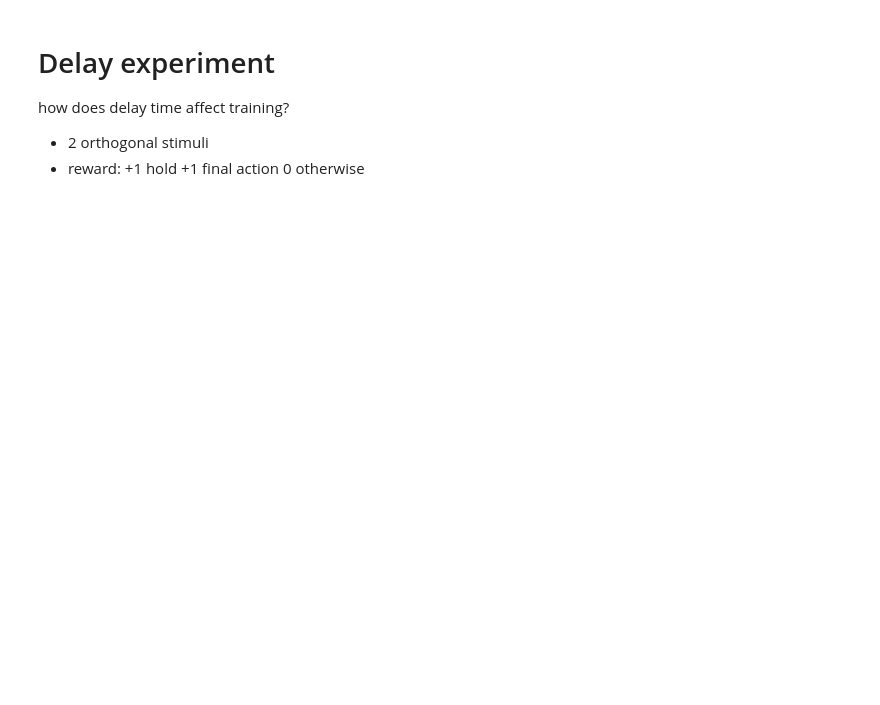
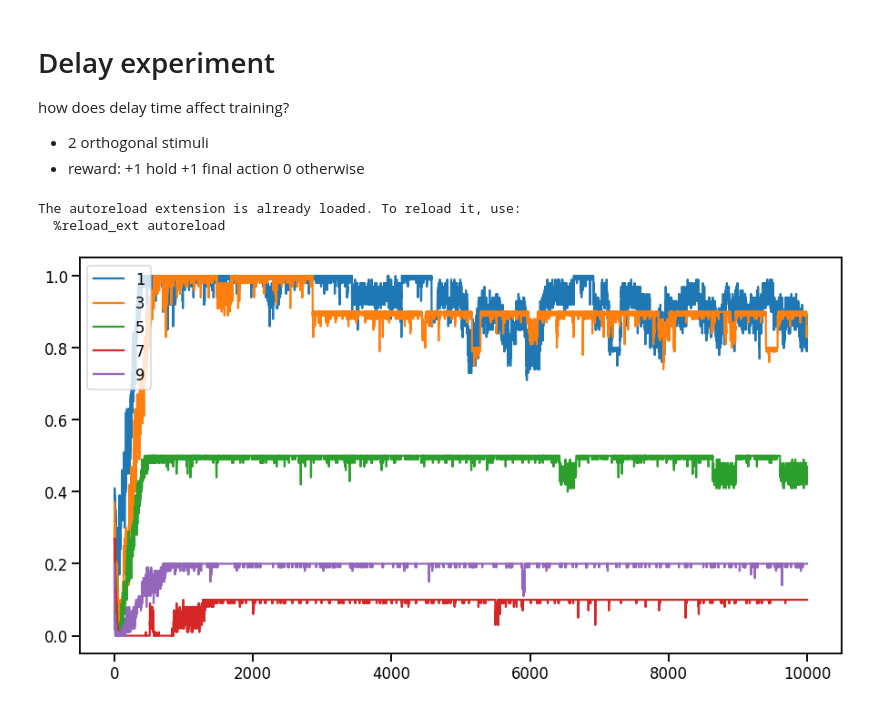
Before and after one commit to andrebeu/active-learning, a Jupyter notebook: pwm-toy0521/exp-delay.ipynb, the cells around one changed output. Drawn from its saved outputs; the diff is of its cells as text; code cells hidden in the pictures; blank space fills up the shorter version.

```diff
--- a/pwm-toy0521/exp-delay.ipynb
+++ b/pwm-toy0521/exp-delay.ipynb
@@ -11,12 +11,17 @@ import numpy as np
 import torch as tr
 import pandas as pd
 from matplotlib import pyplot as plt
+import seaborn as sns
+sns.set_context('talk')
 
 from utils import *
 
 %load_ext autoreload
 %reload_ext autoreload
 %autoreload 2
+# %% [output]
+The autoreload extension is already loaded. To reload it, use:
+  %reload_ext autoreload
 # %%
 # single condition of experiment
 def exp(delay,neps,nseeds):
@@ -38,9 +43,13 @@ for delay in range(1,10,2):
   L.append(R)
 results = np.array(L)
 # %%
-for res in results:
+plt.figure(figsize=(15,8))
+for d,res in zip(range(1,10,2),results):
   M = res.mean(0)
   S = res.std(0) / np.sqrt(len(res))
-  M = M.reshape(-1,2).mean(1)
-  plt.plot(M)
+  M = M.reshape(-1,10).mean(1)
+  plt.plot(M,label=d)
+plt.legend()
 plt.savefig('figures/delaylen')
+# %% [output]
+[figure, added]
```
Also changed, not shown: 2 other files.
